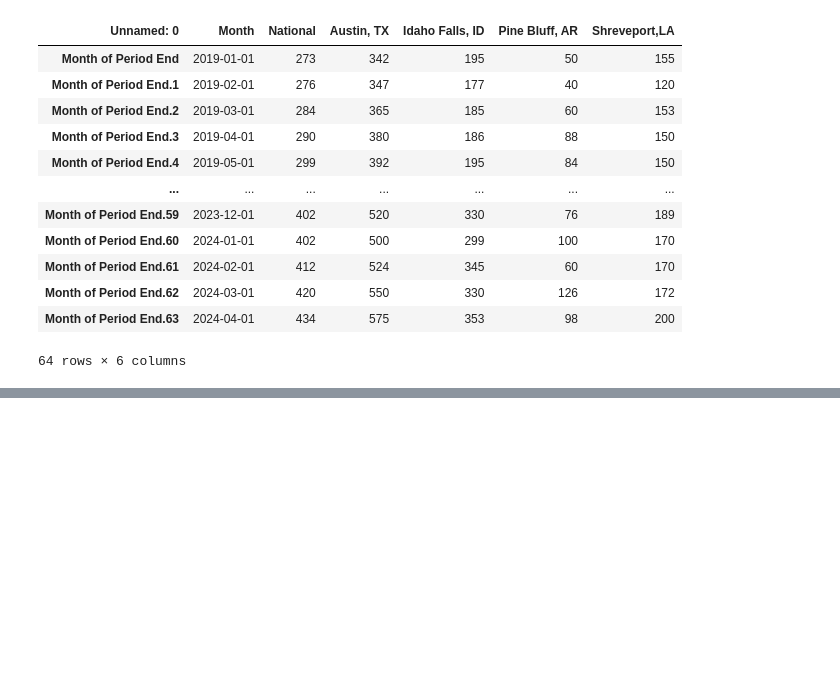
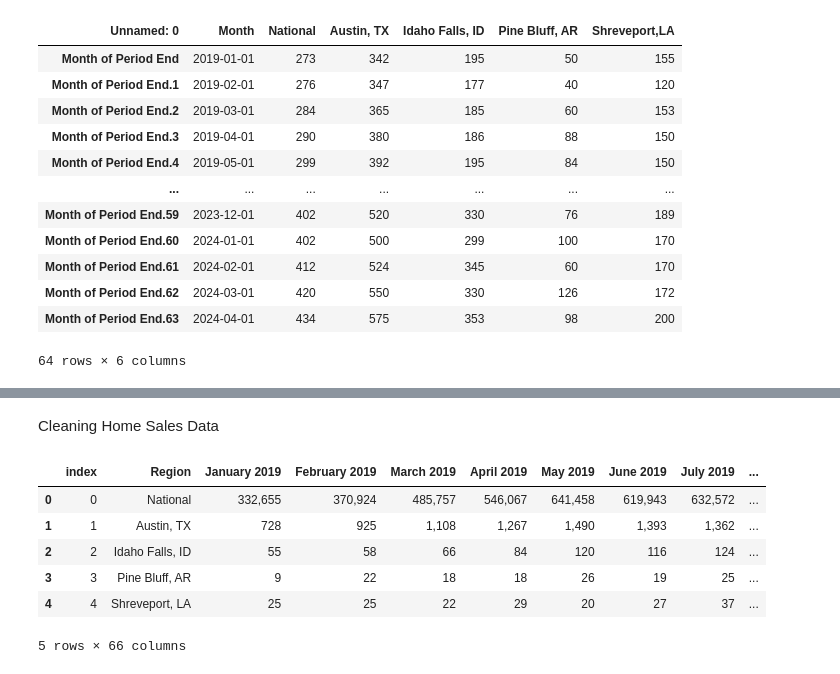
Before and after one commit to jriebe7/Housing-Project, a Jupyter notebook: state_data.ipynb, the cells around one changed output, grey strips where cells are left out. Saved outputs shown, nothing was run; the diff lists cells and outputs as text; code cells hidden in the pictures; blank space fills up the shorter version.

```diff
--- a/state_data.ipynb
+++ b/state_data.ipynb
@@ -97,0 +104,14 @@ sales_price_clean.to_csv("sales_price_clean_csv", index=False, header=True)
+# %% [markdown]
+Cleaning Home Sales Data
+# %%
+sales_qty = pd.read_csv("Resources/sales (1).csv", encoding='UTF-16', sep="\t")
+sales_qty = sales_qty.reset_index()
+sales_qty
+# %% [output]
+|  | index | Region | January 2019 | February 2019 | March 2019 | April 2019 | May 2019 | June 2019 | July 2019 | ... |
+| 0 | 0 | National | 332,655 | 370,924 | 485,757 | 546,067 | 641,458 | 619,943 | 632,572 | ... |
+| 1 | 1 | Austin, TX | 728 | 925 | 1,108 | 1,267 | 1,490 | 1,393 | 1,362 | ... |
+| 2 | 2 | Idaho Falls, ID | 55 | 58 | 66 | 84 | 120 | 116 | 124 | ... |
+| 3 | 3 | Pine Bluff, AR | 9 | 22 | 18 | 18 | 26 | 19 | 25 | ... |
+| 4 | 4 | Shreveport, LA | 25 | 25 | 22 | 29 | 20 | 27 | 37 | ... |
+5 rows × 66 columns
```
Also changed, not shown: parts of 8 cells of this notebook, 1 other file.
